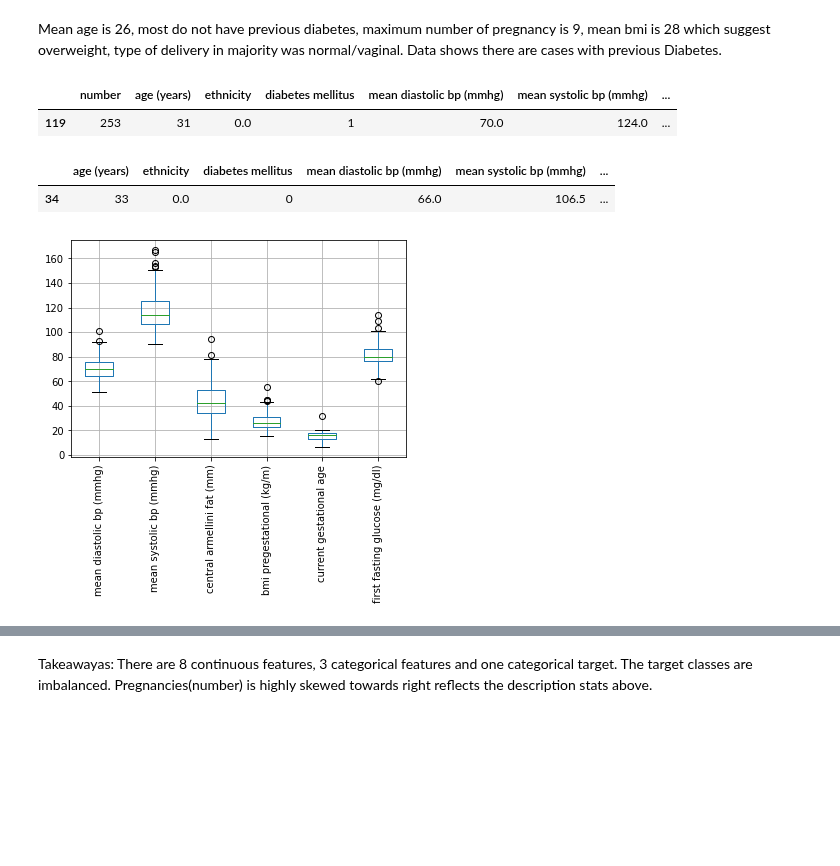
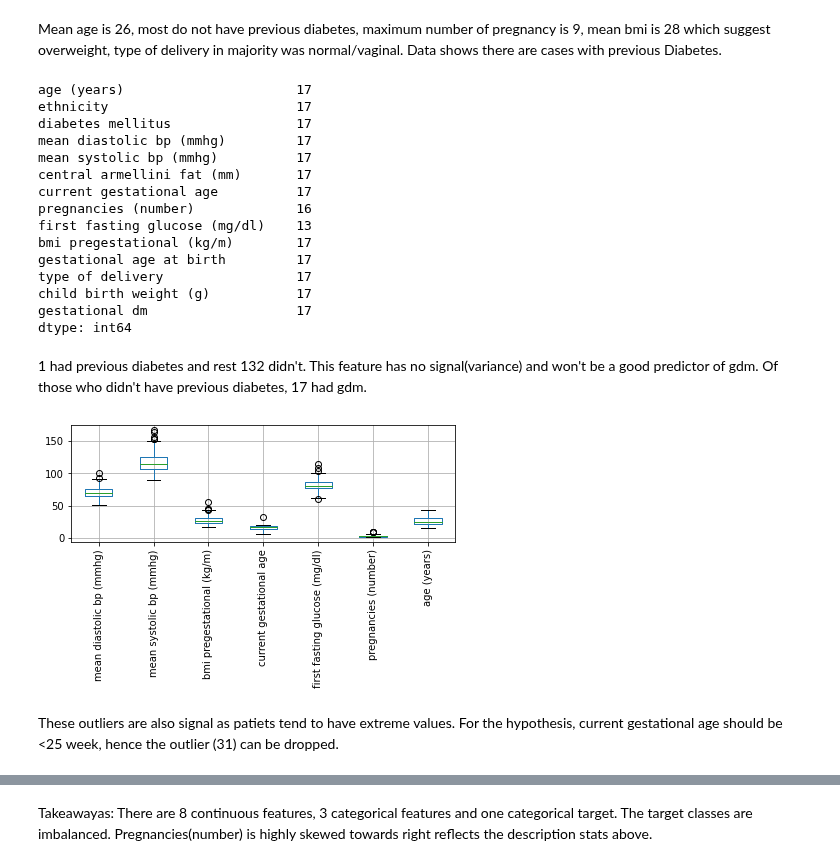
Before and after one commit to Harmeet2504/Insight_Health, a Jupyter notebook: notebooks/EDA.ipynb, the cells around one changed output, grey strips where cells are left out. Drawn from its saved outputs; the diff is of its cells as text; code cells hidden in the pictures; blank space fills up the shorter version.

Commit message:
processed csv updated by dropping 4 columns and 1 outlier row

```diff
--- a/notebooks/EDA.ipynb
+++ b/notebooks/EDA.ipynb
@@ -78,20 +78,37 @@ Mean age is 26, most do not have previous diabetes, maximum number of pregnancy
 # %%
 #Check previous diabetic cases
 df.loc[df["diabetes mellitus"]==1]
+x=df.loc[df["diabetes mellitus"]==0]
+# x.groupby("gestational dm").sum()
+x.head()
+x.loc[x["gestational dm"]==1].count()
 # %% [output]
-|  | number | age (years) | ethnicity | diabetes mellitus | mean diastolic bp (mmhg) | mean systolic bp (mmhg) | ... |
-| 119 | 253 | 31 | 0.0 | 1 | 70.0 | 124.0 | ... |
+age (years)                      17
+ethnicity                        17
+diabetes mellitus                17
+mean diastolic bp (mmhg)         17
+mean systolic bp (mmhg)          17
+central armellini fat (mm)       17
+current gestational age          17
+pregnancies (number)             16
+first fasting glucose (mg/dl)    13
+bmi pregestational (kg/m)        17
+gestational age at birth         17
+type of delivery                 17
+child birth weight (g)           17
+gestational dm                   17
+dtype: int64
-# %%
-#Check how many cases are past week 25 in current gestational age (since idea is to collect data prior to week 26)
-df.loc[df["current gestational age"]>25]
-# %% [output]
-|  | age (years) | ethnicity | diabetes mellitus | mean diastolic bp (mmhg) | mean systolic bp (mmhg) | ... |
-| 34 | 33 | 0.0 | 0 | 66.0 | 106.5 | ... |
+# %% [markdown]
+1 had previous diabetes and rest 132 didn't. This feature has no signal(variance) and won't be a good predictor of gdm. Of those who didn't have previous diabetes, 17 had gdm.
 # %%
 #Check for outliers
-boxplot = df.boxplot(column=['mean diastolic bp (mmhg)', 'mean systolic bp (mmhg)', 'central armellini fat (mm)', 'bmi pregestational (kg/m)', 'current gestational age', 'first fasting glucose (mg/dl)'],rot=90)
+boxplot = df.boxplot(column=['mean diastolic bp (mmhg)', 'mean systolic bp (mmhg)', 'bmi pregestational (kg/m)', 'current gestational age', 'first fasting glucose (mg/dl)', 'pregnancies (number)', 'age (years)'],rot=90)
+plt.tight_layout()
+plt.savefig("outliers.png")
 # %% [output]
-[figure, old version]
+[figure, new version]
+# %% [markdown]
+These outliers are also signal as patiets tend to have extreme values. For the hypothesis, current gestational age should be <25 week, hence the outlier (31) can be dropped.
 # %%
 #Check data distribution
 df.hist(figsize=(14,10), color="brown",alpha=0.7, grid=False);
```
Also changed, not shown: parts of 24 cells of this notebook.
